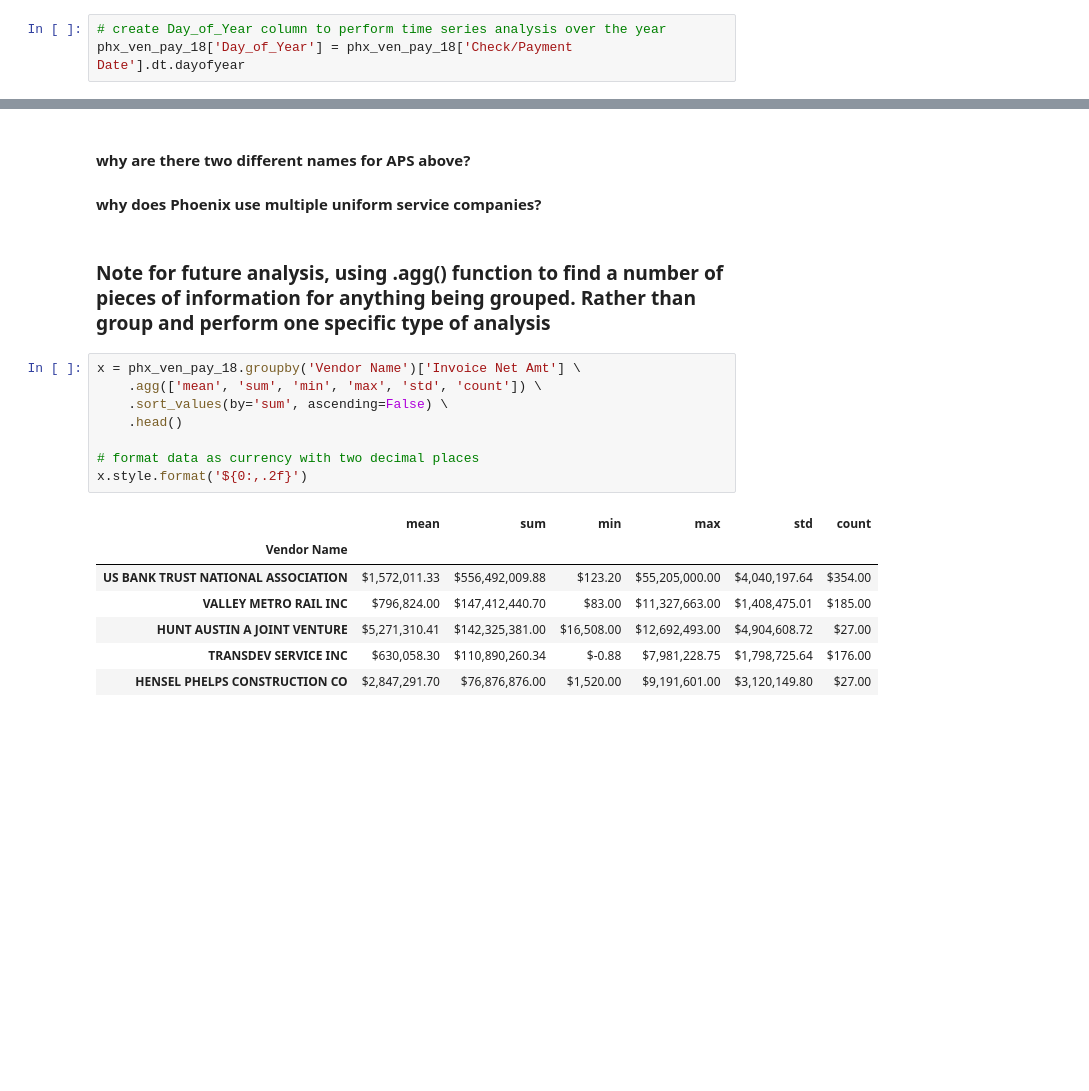
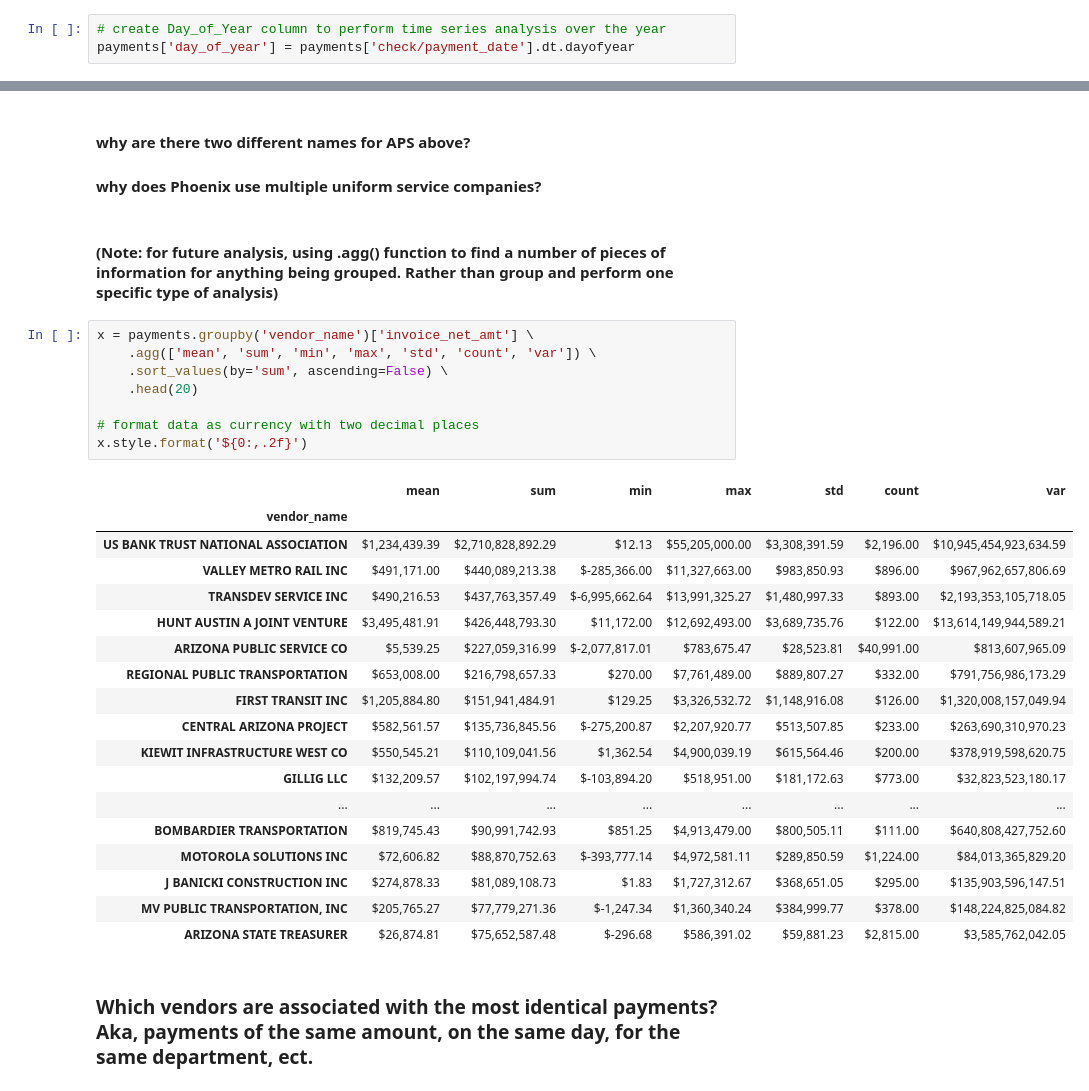
Before and after one commit to mrkjhsn/City-of-Phoenix-Vendor-Payments, a Jupyter notebook: vendor_analysis.ipynb, the cells around one changed output, grey strips where cells are left out. Cells and saved outputs as stored; diff of their text form; blank space fills up the shorter version.

```diff
--- a/vendor_analysis.ipynb
+++ b/vendor_analysis.ipynb
@@ -44,7 +48,7 @@ print(payments.iloc[:,0].max())
 2018-12-31 00:00:00
 # %%
 # create Day_of_Year column to perform time series analysis over the year
-phx_ven_pay_18['Day_of_Year'] = phx_ven_pay_18['Check/Payment Date'].dt.dayofyear
+payments['day_of_year'] = payments['check/payment_date'].dt.dayofyear
 # %%
 # find top vendors based on amounts paid over the year
 top_vendors_by_payment_amount = payments.groupby('vendor_name')['invoice_net_amt'].sum() \
@@ -175,20 +178,33 @@ plt.savefig("visualizations/top_vendors_volume_mean_payments.png")
 #### why are there two different names for APS above?
 #### why does Phoenix use multiple uniform service companies?
 # %% [markdown]
-### Note for future analysis, using .agg() function to find a number of pieces of information for anything being grouped. Rather than group and perform one specific type of analysis
+#### (Note: for future analysis, using .agg() function to find a number of pieces of information for anything being grouped. Rather than group and perform one specific type of analysis)
 # %%
-x = phx_ven_pay_18.groupby('Vendor Name')['Invoice Net Amt'] \
-    .agg(['mean', 'sum', 'min', 'max', 'std', 'count']) \
+x = payments.groupby('vendor_name')['invoice_net_amt'] \
+    .agg(['mean', 'sum', 'min', 'max', 'std', 'count', 'var']) \
     .sort_values(by='sum', ascending=False) \
-    .head()
+    .head(20)
 
 # format data as currency with two decimal places
 x.style.format('${0:,.2f}')
 # %% [output]
-|  | mean | sum | min | max | std | count |
-| Vendor Name |  |  |  |  |  |  |
-| US BANK TRUST NATIONAL ASSOCIATION | $1,572,011.33 | $556,492,009.88 | $123.20 | $55,205,000.00 | $4,040,197.64 | $354.00 |
-| VALLEY METRO RAIL INC | $796,824.00 | $147,412,440.70 | $83.00 | $11,327,663.00 | $1,408,475.01 | $185.00 |
-| HUNT AUSTIN A JOINT VENTURE | $5,271,310.41 | $142,325,381.00 | $16,508.00 | $12,692,493.00 | $4,904,608.72 | $27.00 |
-| TRANSDEV SERVICE INC | $630,058.30 | $110,890,260.34 | $-0.88 | $7,981,228.75 | $1,798,725.64 | $176.00 |
-| HENSEL PHELPS CONSTRUCTION CO | $2,847,291.70 | $76,876,876.00 | $1,520.00 | $9,191,601.00 | $3,120,149.80 | $27.00 |
+|  | mean | sum | min | max | std | count | var |
+| vendor_name |  |  |  |  |  |  |  |
+| US BANK TRUST NATIONAL ASSOCIATION | $1,234,439.39 | $2,710,828,892.29 | $12.13 | $55,205,000.00 | $3,308,391.59 | $2,196.00 | $10,945,454,923,634.59 |
+| VALLEY METRO RAIL INC | $491,171.00 | $440,089,213.38 | $-285,366.00 | $11,327,663.00 | $983,850.93 | $896.00 | $967,962,657,806.69 |
+| TRANSDEV SERVICE INC | $490,216.53 | $437,763,357.49 | $-6,995,662.64 | $13,991,325.27 | $1,480,997.33 | $893.00 | $2,193,353,105,718.05 |
+| HUNT AUSTIN A JOINT VENTURE | $3,495,481.91 | $426,448,793.30 | $11,172.00 | $12,692,493.00 | $3,689,735.76 | $122.00 | $13,614,149,944,589.21 |
+| ARIZONA PUBLIC SERVICE CO | $5,539.25 | $227,059,316.99 | $-2,077,817.01 | $783,675.47 | $28,523.81 | $40,991.00 | $813,607,965.09 |
+| REGIONAL PUBLIC TRANSPORTATION | $653,008.00 | $216,798,657.33 | $270.00 | $7,761,489.00 | $889,807.27 | $332.00 | $791,756,986,173.29 |
+| FIRST TRANSIT INC | $1,205,884.80 | $151,941,484.91 | $129.25 | $3,326,532.72 | $1,148,916.08 | $126.00 | $1,320,008,157,049.94 |
+| CENTRAL ARIZONA PROJECT | $582,561.57 | $135,736,845.56 | $-275,200.87 | $2,207,920.77 | $513,507.85 | $233.00 | $263,690,310,970.23 |
+| KIEWIT INFRASTRUCTURE WEST CO | $550,545.21 | $110,109,041.56 | $1,362.54 | $4,900,039.19 | $615,564.46 | $200.00 | $378,919,598,620.75 |
+| GILLIG LLC | $132,209.57 | $102,197,994.74 | $-103,894.20 | $518,951.00 | $181,172.63 | $773.00 | $32,823,523,180.17 |
+| ... | ... | ... | ... | ... | ... | ... | ... |
+| BOMBARDIER TRANSPORTATION | $819,745.43 | $90,991,742.93 | $851.25 | $4,913,479.00 | $800,505.11 | $111.00 | $640,808,427,752.60 |
+| MOTOROLA SOLUTIONS INC | $72,606.82 | $88,870,752.63 | $-393,777.14 | $4,972,581.11 | $289,850.59 | $1,224.00 | $84,013,365,829.20 |
+| J BANICKI CONSTRUCTION INC | $274,878.33 | $81,089,108.73 | $1.83 | $1,727,312.67 | $368,651.05 | $295.00 | $135,903,596,147.51 |
+| MV PUBLIC TRANSPORTATION, INC | $205,765.27 | $77,779,271.36 | $-1,247.34 | $1,360,340.24 | $384,999.77 | $378.00 | $148,224,825,084.82 |
+| ARIZONA STATE TREASURER | $26,874.81 | $75,652,587.48 | $-296.68 | $586,391.02 | $59,881.23 | $2,815.00 | $3,585,762,042.05 |
+# %% [markdown]
+### Which vendors are associated with the most identical payments? Aka, payments of the same amount, on the same day, for the same department, ect.
```
Also changed, not shown: parts of 18 cells of this notebook.
